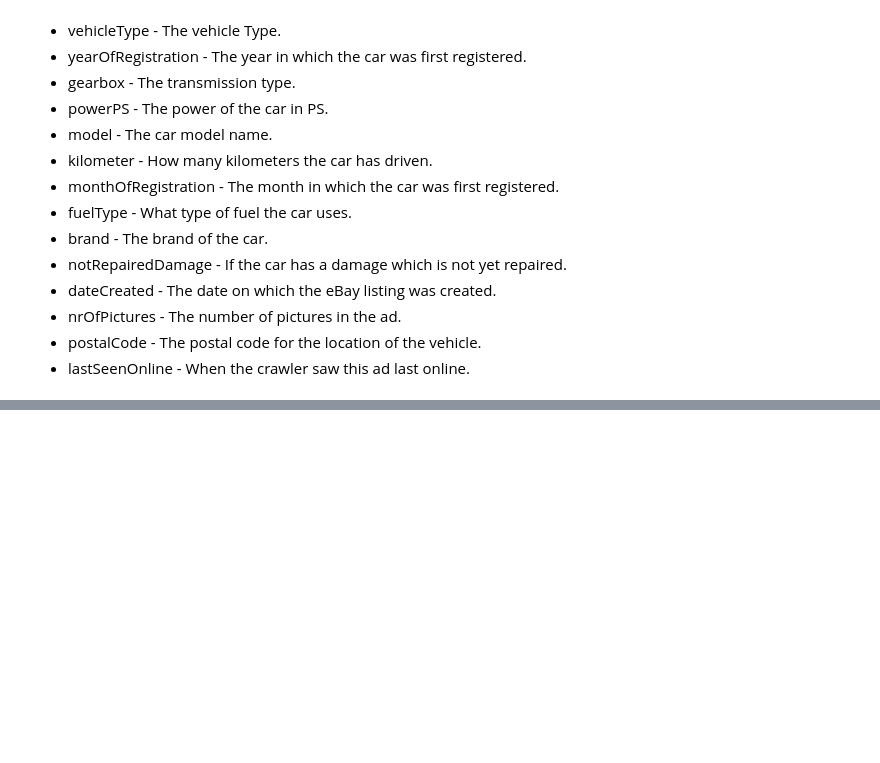
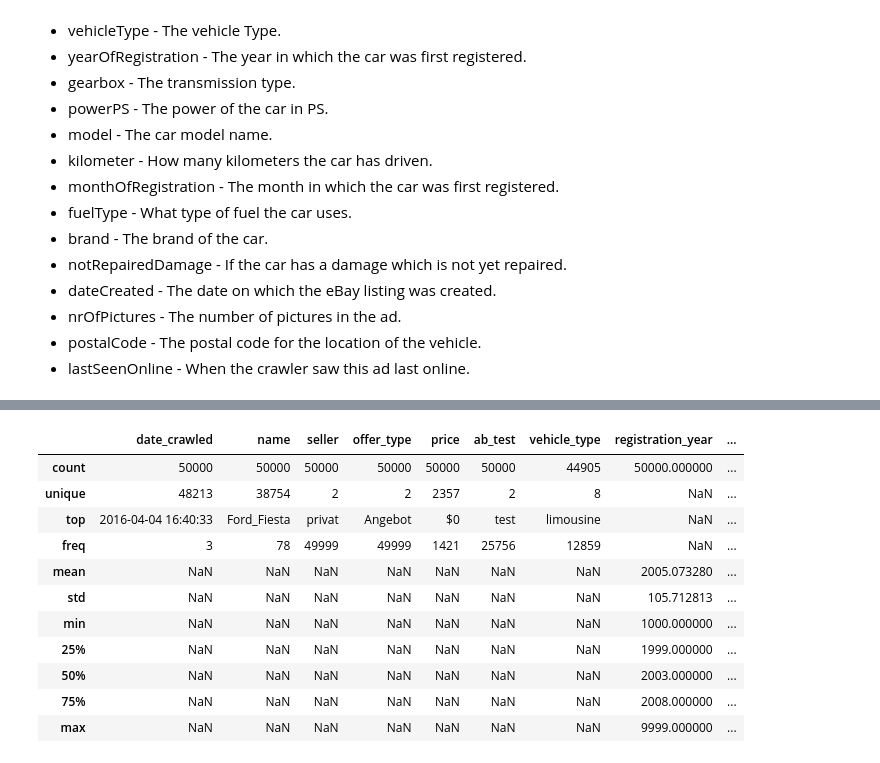
Before and after one commit to RobertChaseSommer/Data-Cleaning, a Jupyter notebook: Data Science Cleaning Ebay Data.ipynb, the cells around one changed output, grey strips where cells are left out. Saved outputs shown, nothing was run; the diff lists cells and outputs as text; code cells hidden in the pictures; blank space fills up the shorter version.

```diff
--- a/Data Science Cleaning Ebay Data.ipynb
+++ b/Data Science Cleaning Ebay Data.ipynb
@@ -30,0 +122,15 @@ The data dictionary provided with data is as follows:
+# %%
+autos.describe(include='all')
+# %% [output]
+|  | date_crawled | name | seller | offer_type | price | ab_test | vehicle_type | registration_year | ... |
+| count | 50000 | 50000 | 50000 | 50000 | 50000 | 50000 | 44905 | 50000.000000 | ... |
+| unique | 48213 | 38754 | 2 | 2 | 2357 | 2 | 8 | NaN | ... |
+| top | 2016-04-04 16:40:33 | Ford_Fiesta | privat | Angebot | $0 | test | limousine | NaN | ... |
+| freq | 3 | 78 | 49999 | 49999 | 1421 | 25756 | 12859 | NaN | ... |
+| mean | NaN | NaN | NaN | NaN | NaN | NaN | NaN | 2005.073280 | ... |
+| std | NaN | NaN | NaN | NaN | NaN | NaN | NaN | 105.712813 | ... |
+| min | NaN | NaN | NaN | NaN | NaN | NaN | NaN | 1000.000000 | ... |
+| 25% | NaN | NaN | NaN | NaN | NaN | NaN | NaN | 1999.000000 | ... |
+| 50% | NaN | NaN | NaN | NaN | NaN | NaN | NaN | 2003.000000 | ... |
+| 75% | NaN | NaN | NaN | NaN | NaN | NaN | NaN | 2008.000000 | ... |
+| max | NaN | NaN | NaN | NaN | NaN | NaN | NaN | 9999.000000 | ... |
```
Also changed, not shown: parts of 23 cells of this notebook.
